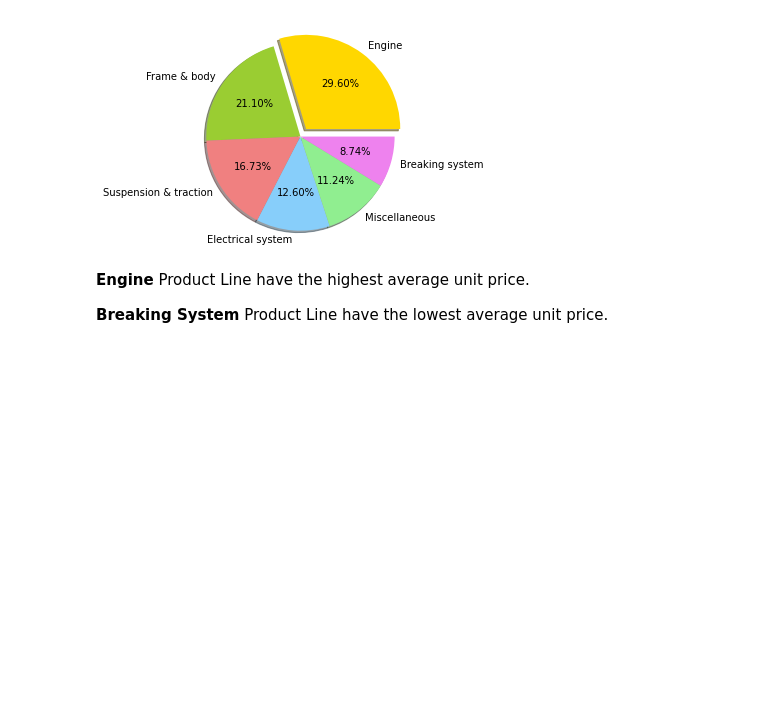
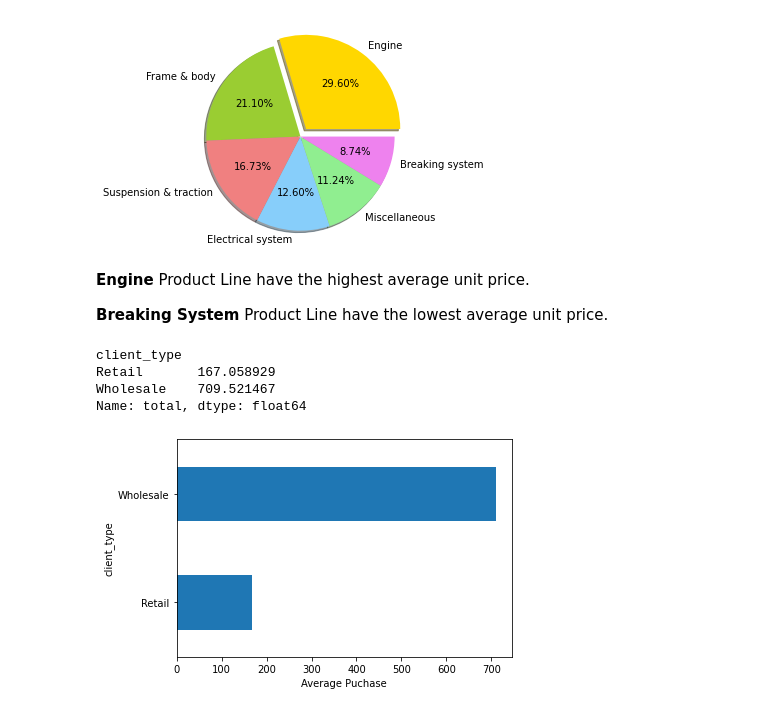
Before and after one commit to naseemap47/MotorcycleParts-DataAnalysis-python, a Jupyter notebook: jupyter_notebook.ipynb, the cells around one changed output. Saved outputs shown, nothing was run; the diff lists cells and outputs as text; code cells hidden in the pictures; blank space fills up the shorter version.

Commit message:
percent bar plot, finding of average purchase by client

```diff
--- a/jupyter_notebook.ipynb
+++ b/jupyter_notebook.ipynb
@@ -116,3 +116,19 @@ plt.show()
 **Engine** Product Line have the highest average unit price.
 
 **Breaking System** Product Line have the lowest average unit price.
+# %%
+# average purchase value by client type
+group = data.groupby('client_type')['total'].mean()
+group
+# %% [output]
+client_type
+Retail       167.058929
+Wholesale    709.521467
+Name: total, dtype: float64
+# %%
+# lets visualize
+group.plot(kind='barh', )
+plt.xlabel('Average Puchase')
+plt.show()
+# %% [output]
+[figure, added]
```
Also changed, not shown: parts of 3 cells of this notebook.
